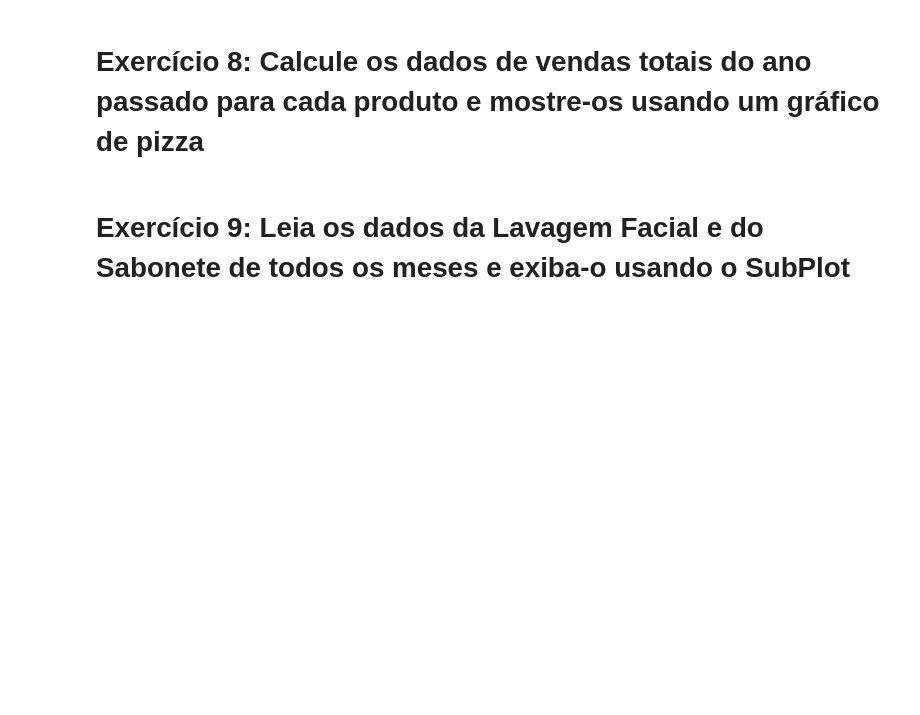
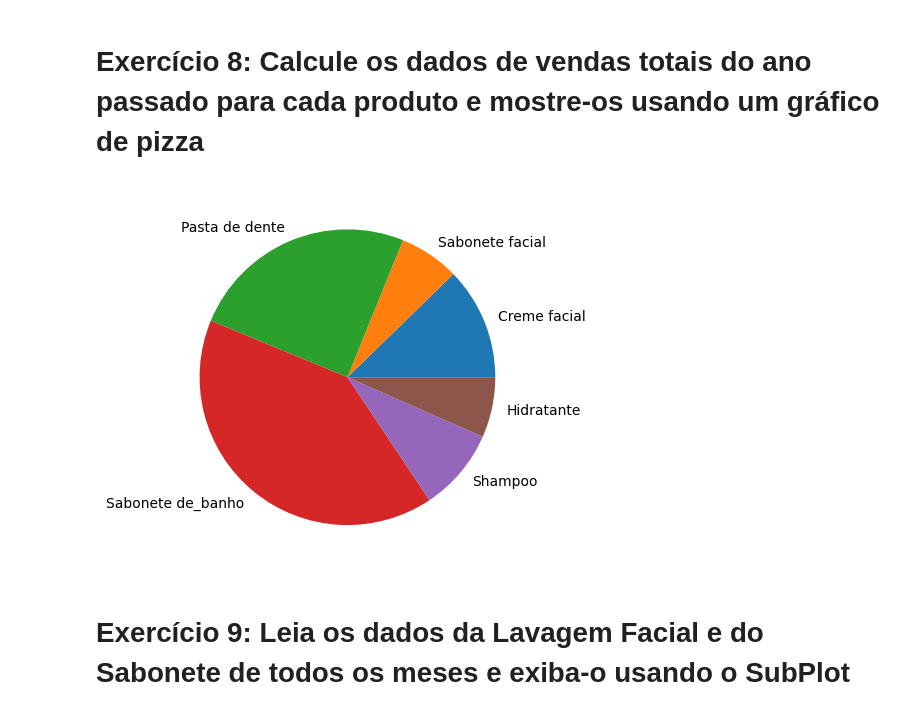
Before and after one commit to GianlucaStarke/introducao_ciencia_dados, a Jupyter notebook: Aula_03/plotanto_graficos/Matplotlib_Exercicio_Proposto.ipynb, the cells around one changed output. Saved outputs shown, nothing was run; the diff lists cells and outputs as text; code cells hidden in the pictures; blank space fills up the shorter version.

```diff
--- a/Aula_03/plotanto_graficos/Matplotlib_Exercicio_Proposto.ipynb
+++ b/Aula_03/plotanto_graficos/Matplotlib_Exercicio_Proposto.ipynb
@@ -177,3 +180,22 @@ df = pd.read_csv("content/company_sales_data.csv")
+# %%
+import pandas as pd
+import matplotlib.pyplot as plt
+
+df = pd.read_csv("content/company_sales_data.csv")
+
+vendas_totais = {
+    'Creme facial': sum(df['facecream'].tolist()),
+    'Sabonete facial': sum(df['facewash'].tolist()),
+    'Pasta de dente': sum(df['toothpaste'].tolist()),
+    'Sabonete de_banho': sum(df['bathingsoap'].tolist()),
+    'Shampoo': sum(df['shampoo'].tolist()),
+    'Hidratante': sum(df['moisturizer'].tolist()),
+}
+
+plt.pie(vendas_totais.values(), labels = vendas_totais.keys())
+plt.show()
+# %% [output]
+[figure, added]
 # %% [markdown]
 # **Exercício 9: Leia os dados da Lavagem Facial e do Sabonete de todos os meses e exiba-o usando o SubPlot**
 # %%
```
Also changed, not shown: parts of 5 cells of this notebook, 1 other file.
